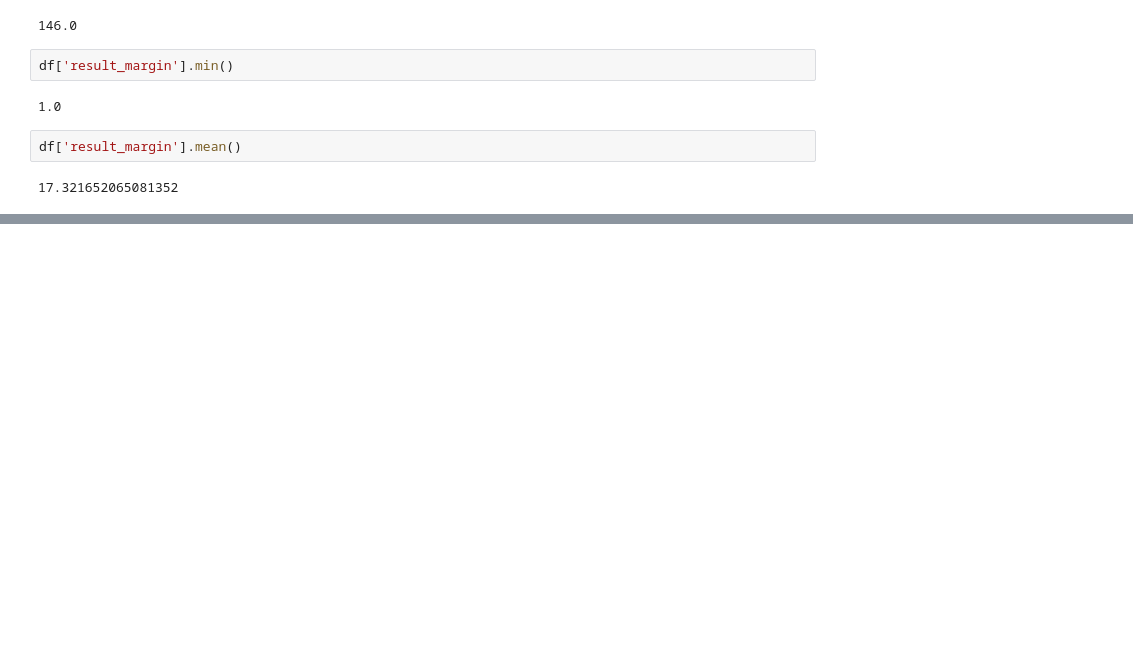
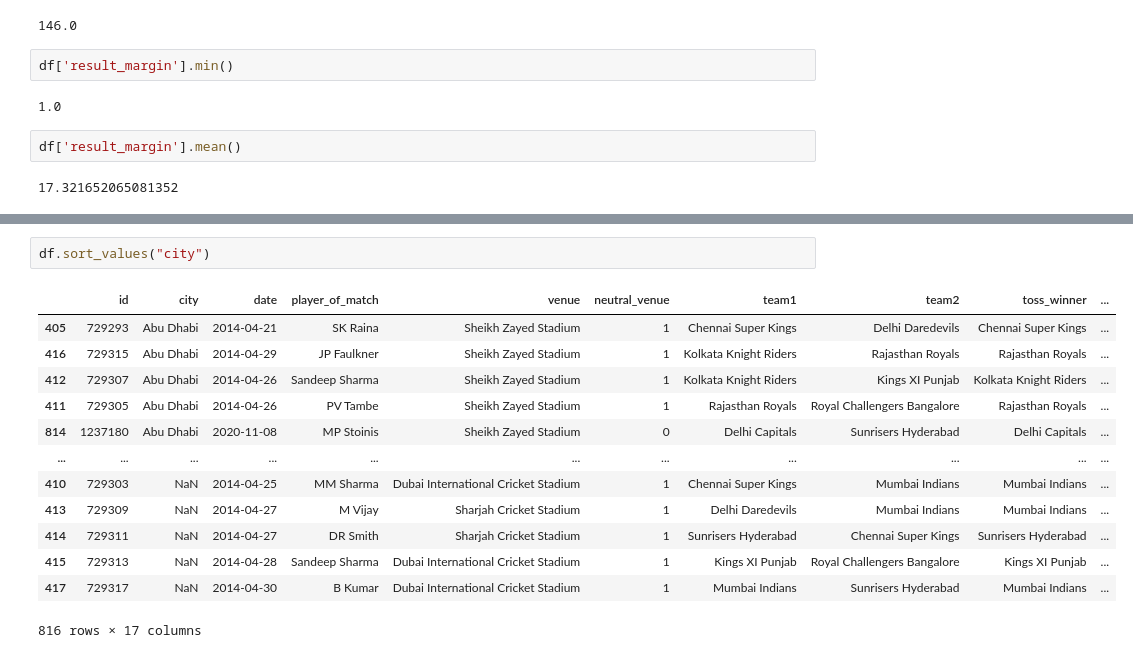
Before and after one commit to ankittrajj/WD_DA_10am_11april, a Jupyter notebook: Pandasprt5.ipynb, the cells around one changed output, grey strips where cells are left out. Cells and saved outputs as stored; diff of their text form; blank space fills up the shorter version.

```diff
--- a/Pandasprt5.ipynb
+++ b/Pandasprt5.ipynb
@@ -196,0 +348,16 @@ df['result_margin'].mean()
+# %%
+df.sort_values("city")
+# %% [output]
+|  | id | city | date | player_of_match | venue | neutral_venue | team1 | team2 | toss_winner | ... |
+| 405 | 729293 | Abu Dhabi | 2014-04-21 | SK Raina | Sheikh Zayed Stadium | 1 | Chennai Super Kings | Delhi Daredevils | Chennai Super Kings | ... |
+| 416 | 729315 | Abu Dhabi | 2014-04-29 | JP Faulkner | Sheikh Zayed Stadium | 1 | Kolkata Knight Riders | Rajasthan Royals | Rajasthan Royals | ... |
+| 412 | 729307 | Abu Dhabi | 2014-04-26 | Sandeep Sharma | Sheikh Zayed Stadium | 1 | Kolkata Knight Riders | Kings XI Punjab | Kolkata Knight Riders | ... |
+| 411 | 729305 | Abu Dhabi | 2014-04-26 | PV Tambe | Sheikh Zayed Stadium | 1 | Rajasthan Royals | Royal Challengers Bangalore | Rajasthan Royals | ... |
+| 814 | 1237180 | Abu Dhabi | 2020-11-08 | MP Stoinis | Sheikh Zayed Stadium | 0 | Delhi Capitals | Sunrisers Hyderabad | Delhi Capitals | ... |
+| ... | ... | ... | ... | ... | ... | ... | ... | ... | ... | ... |
+| 410 | 729303 | NaN | 2014-04-25 | MM Sharma | Dubai International Cricket Stadium | 1 | Chennai Super Kings | Mumbai Indians | Mumbai Indians | ... |
+| 413 | 729309 | NaN | 2014-04-27 | M Vijay | Sharjah Cricket Stadium | 1 | Delhi Daredevils | Mumbai Indians | Mumbai Indians | ... |
+| 414 | 729311 | NaN | 2014-04-27 | DR Smith | Sharjah Cricket Stadium | 1 | Sunrisers Hyderabad | Chennai Super Kings | Sunrisers Hyderabad | ... |
+| 415 | 729313 | NaN | 2014-04-28 | Sandeep Sharma | Dubai International Cricket Stadium | 1 | Kings XI Punjab | Royal Challengers Bangalore | Kings XI Punjab | ... |
+| 417 | 729317 | NaN | 2014-04-30 | B Kumar | Dubai International Cricket Stadium | 1 | Mumbai Indians | Sunrisers Hyderabad | Mumbai Indians | ... |
+816 rows × 17 columns
```
Also changed, not shown: parts of 29 cells of this notebook.
